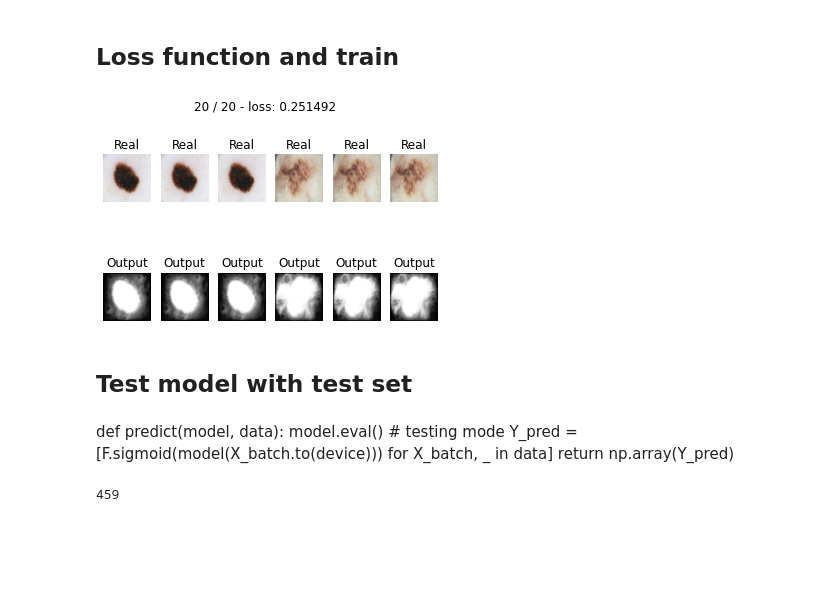
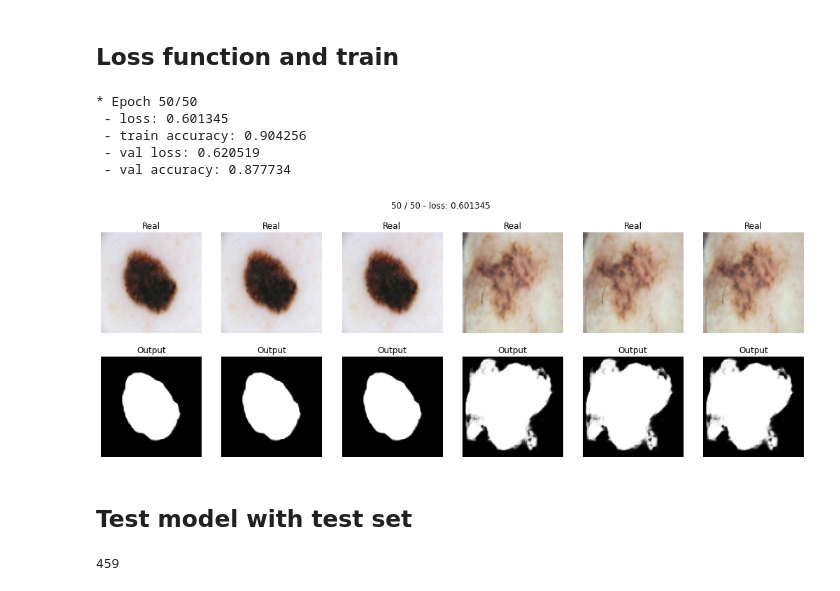
Before and after one commit to nikarav/Deep-Learning-In-Computer-Vision, a Jupyter notebook: Project3/Project3.ipynb, the cells around one changed output. Cells and saved outputs as stored; diff of their text form; code cells hidden in the pictures; blank space fills up the shorter version.

```diff
--- a/Project3/Project3.ipynb
+++ b/Project3/Project3.ipynb
@@ -111,3 +113,0 @@ plt.show()
-# %%
-device = torch.device('cuda' if torch.cuda.is_available() else 'cpu')
-print(device)
@@ -490,7 +488,7 @@ class UNet2(nn.Module):
         x_00d = self.decoder_convtr_00(x_01d)
         dim_0d = x_00d.size()
 
-        x_softmax = F.softmax(x_00d, dim=1)
+        x_softmax = torch.sigmoid(x_00d)
 
         if DEBUG:
             print("dim_0: {}".format(dim_0))
@@ -651,14 +677,14 @@ def train(model, opt, loss_fn, epochs, train_loader, test_loader):
 # %%
-train(model, optim.Adam(model.parameters()), bce_loss, 20, train_loader, validation_loader)
+train(model, optim.Adam(model.parameters()), bce_loss, 50, train_loader, validation_loader)
 # %% [output]
+* Epoch 50/50
+ - loss: 0.601345
+ - train accuracy: 0.904256
+ - val loss: 0.620519
+ - val accuracy: 0.877734
-[figure, old version]
+[figure, new version]
 # %% [markdown]
 ## Test model with test set
-# %% [markdown]
-def predict(model, data):
-    model.eval()  # testing mode
-    Y_pred = [F.sigmoid(model(X_batch.to(device))) for X_batch, _ in data]
-    return np.array(Y_pred)
 # %%
 size = 128
 validation_transform = transforms.Compose([transforms.Resize((size, size)),
```
Also changed, not shown: parts of 7 cells of this notebook.
